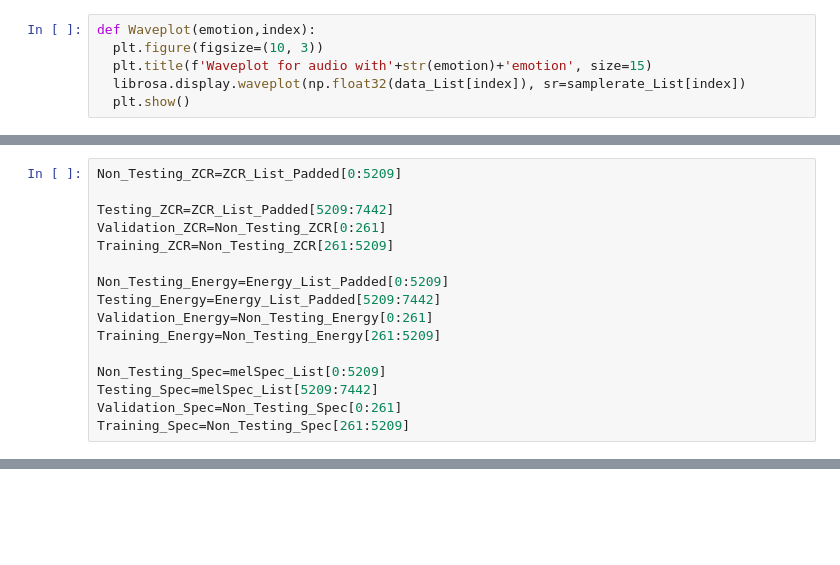
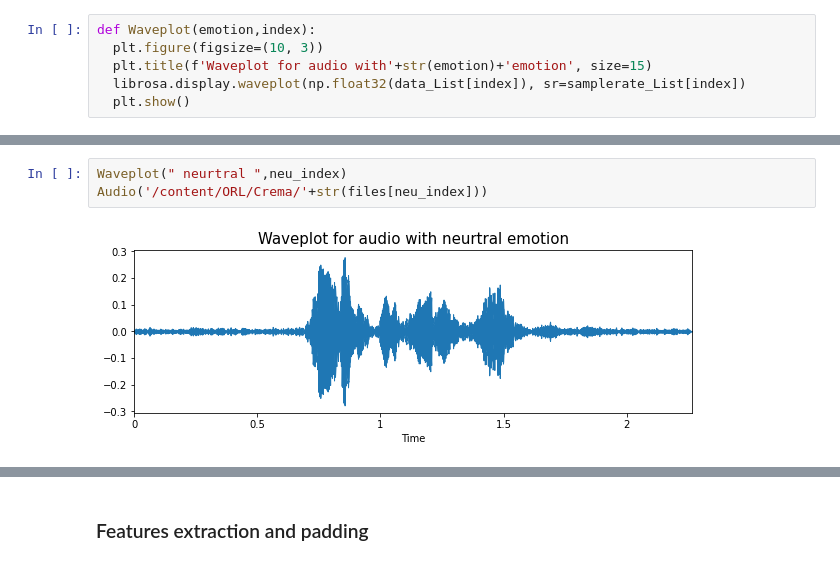
Before and after one commit to hana-magdy/Speech-emotion-recognition, a Jupyter notebook: Speech_emotion_recognition.ipynb, the cells around one changed output, grey strips where cells are left out. Cells and saved outputs as stored; diff of their text form; blank space fills up the shorter version.

```diff
--- a/Speech_emotion_recognition.ipynb
+++ b/Speech_emotion_recognition.ipynb
@@ -230,16 +155,5 @@ print(np.array(Non_Testing_Labels).shape)
-# %%
-Non_Testing_ZCR=ZCR_List_Padded[0:5209]
-
-Testing_ZCR=ZCR_List_Padded[5209:7442]
-Validation_ZCR=Non_Testing_ZCR[0:261]
-Training_ZCR=Non_Testing_ZCR[261:5209]
-
-Non_Testing_Energy=Energy_List_Padded[0:5209]
-Testing_Energy=Energy_List_Padded[5209:7442]
-Validation_Energy=Non_Testing_Energy[0:261]
-Training_Energy=Non_Testing_Energy[261:5209]
-
-Non_Testing_Spec=melSpec_List[0:5209]
-Testing_Spec=melSpec_List[5209:7442]
-Validation_Spec=Non_Testing_Spec[0:261]
-Training_Spec=Non_Testing_Spec[261:5209]
+# %%
+Waveplot(" neurtral ",neu_index)
+Audio('/content/ORL/Crema/'+str(files[neu_index]))
+# %% [output]
+[figure, added]
@@ -245,0 +161,2 @@ Training_Spec=Non_Testing_Spec[261:5209]
+# %% [markdown]
+### Features extraction and padding
```
Also changed, not shown: parts of 70 cells of this notebook.
